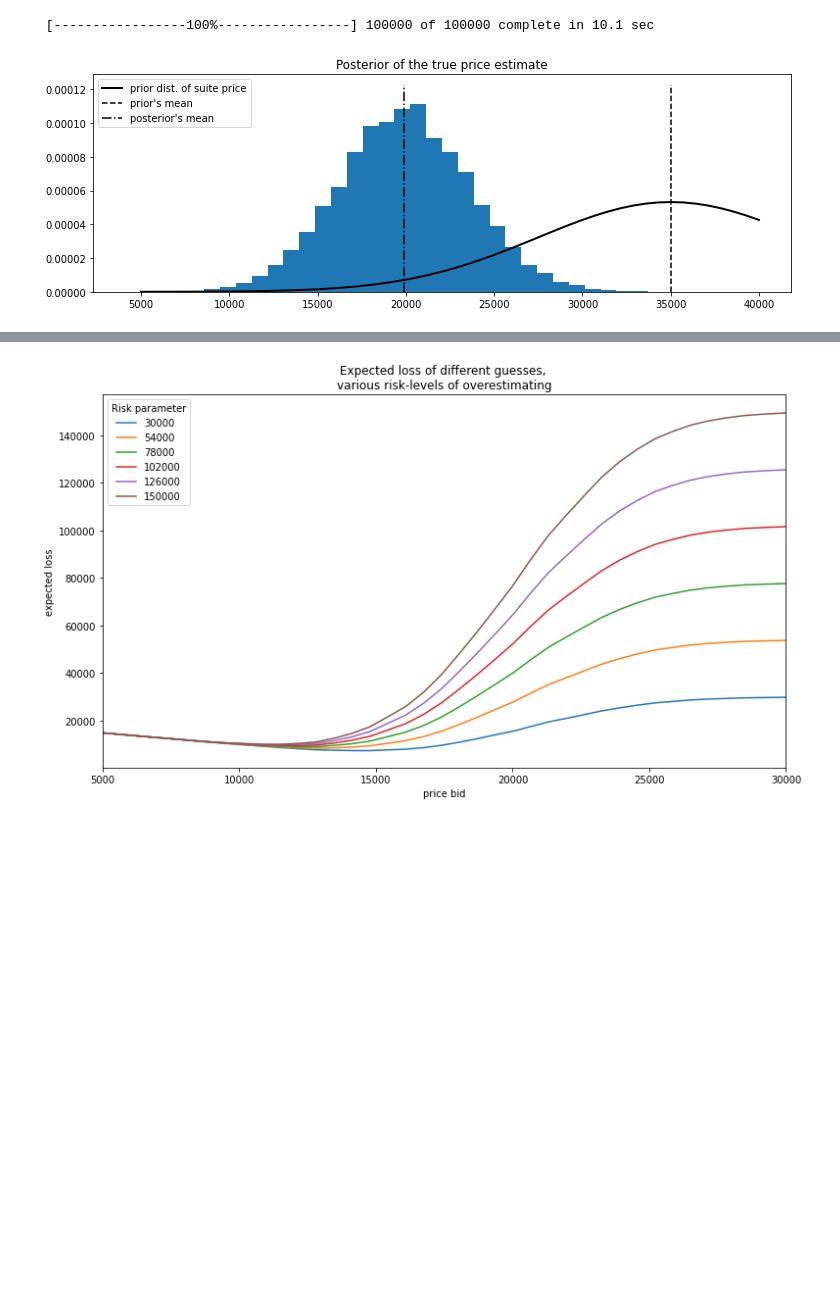
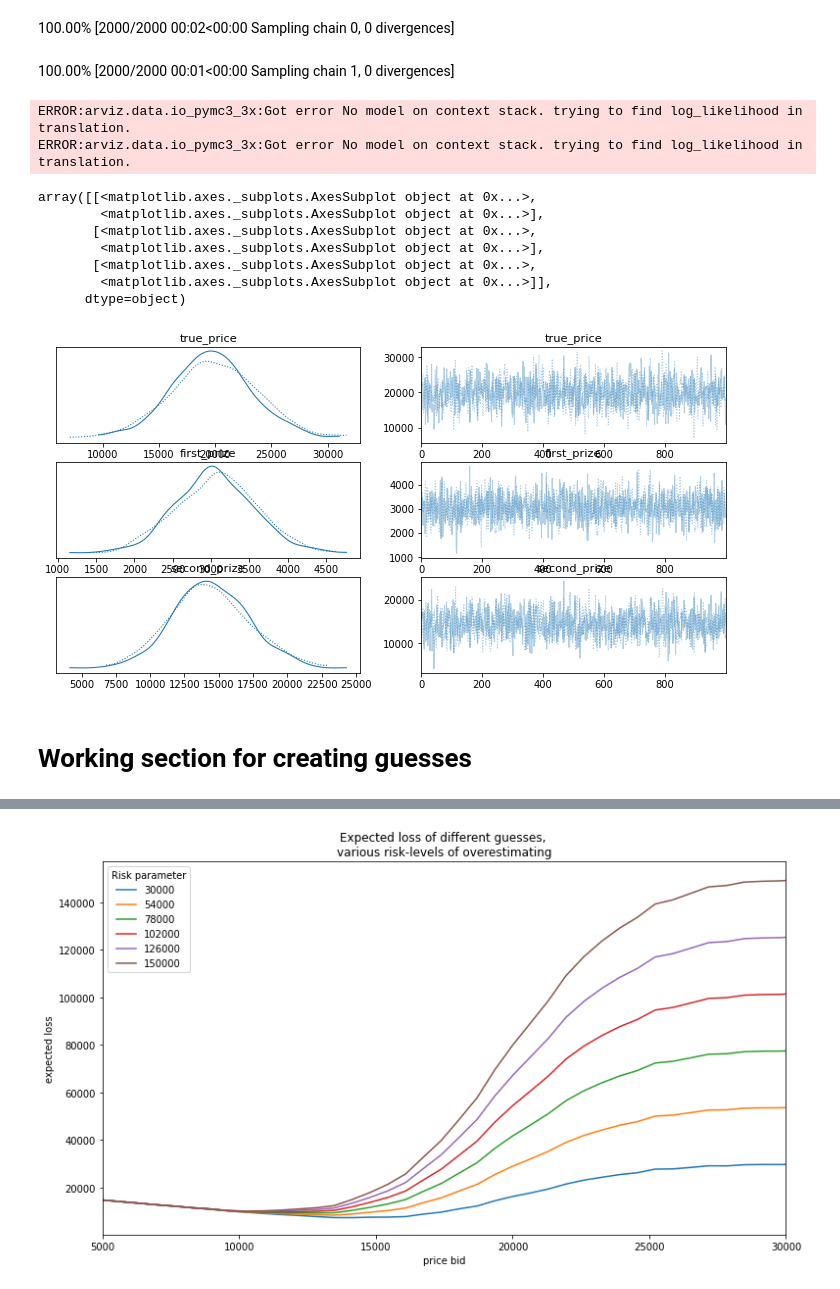
Before and after one commit to 2SUBDA/Block3_Run, a Jupyter notebook: Week7a_Bayes_PYMC.ipynb, the cells around one changed output, grey strips where cells are left out. Cells and saved outputs as stored; diff of their text form; code cells hidden in the pictures; blank space fills up the shorter version.

```diff
--- a/Week7a_Bayes_PYMC.ipynb
+++ b/Week7a_Bayes_PYMC.ipynb
@@ -70,44 +72,37 @@ plt.legend([p3], [sp3.get_label()]);
 # %%
-data_mu = [3e3, 12e3]
+# THIS BLOCK ESTABLISHES MODEL
+# NOTE - ON ERRORS - CHECK VERSION OF PYMC
 
-data_std = [5e2, 3e3]
+with pm.Model() as model:
+  true_price = pm.Normal("true_price", mu=mu_prior, sigma=std_prior)
+  prize_1 = pm.Normal("first_prize", mu=data_mu[0], sigma=data_std[0])
+  prize_2 = pm.Normal("second_prize", mu=data_mu[1], sigma=data_std[1])
 
-mu_prior = 35e3
-std_prior = 75e2
+  price_estimate = prize_1 + prize_2
 
-true_price = pm.Normal("true_price", mu_prior, 1.0 / std_prior ** 2)
+  logp = pm.Normal.dist(mu=price_estimate, sigma=(3e3)).logp(true_price)
+  error = pm.Potential("error", logp)
 
+  trace = pm.sample()
 
-prize_1 = pm.Normal("first_prize", data_mu[0], 1.0 / data_std[0] ** 2)
-prize_2 = pm.Normal("second_prize", data_mu[1], 1.0 / data_std[1] ** 2)
-price_estimate = prize_1 + prize_2
-
-
-@pm.potential
-def error(true_price=true_price, price_estimate=price_estimate):
-        return pm.normal_like(true_price, price_estimate, 1 / (3e3) ** 2)
-
-
-mcmc = pm.MCMC([true_price, prize_1, prize_2, price_estimate, error])
-mcmc.sample(100000, 10000)
-
-price_trace = mcmc.trace("true_price")[:]
+price_trace = trace["true_price"]
 # %% [output]
- [-----------------100%-----------------] 100000 of 100000 complete in 10.1 sec
+100.00% [2000/2000 00:02<00:00 Sampling chain 0, 0 divergences]
+100.00% [2000/2000 00:01<00:00 Sampling chain 1, 0 divergences]
-# %%
-figsize(12.5, 4)
-
-
-x = np.linspace(5000, 40000)
-plt.plot(x, stats.norm.pdf(x, 35000, 7500), c="k", lw=2,
-         label="prior dist. of suite price")
-
-_hist = plt.hist(price_trace, bins=35, density=True, histtype="stepfilled")
-plt.title("Posterior of the true price estimate")
-plt.vlines(mu_prior, 0, 1.1 * np.max(_hist[0]), label="prior's mean",
-           linestyles="--")
-plt.vlines(price_trace.mean(), 0, 1.1 * np.max(_hist[0]),
-           label="posterior's mean", linestyles="-.")
-plt.legend(loc="upper left");
-# %% [output]
-[figure, removed]
+# %%
+  import arviz as az
+
+  az.plot_trace(trace)
+# %% [output]
+ERROR:arviz.data.io_pymc3_3x:Got error No model on context stack. trying to find log_likelihood in translation.
+ERROR:arviz.data.io_pymc3_3x:Got error No model on context stack. trying to find log_likelihood in translation.
+array([[<matplotlib.axes._subplots.AxesSubplot object at 0x...>,
+        <matplotlib.axes._subplots.AxesSubplot object at 0x...>],
+       [<matplotlib.axes._subplots.AxesSubplot object at 0x...>,
+        <matplotlib.axes._subplots.AxesSubplot object at 0x...>],
+       [<matplotlib.axes._subplots.AxesSubplot object at 0x...>,
+        <matplotlib.axes._subplots.AxesSubplot object at 0x...>]],
+      dtype=object)
+[figure, added]
+# %% [markdown]
+# Working section for creating guesses
```
Also changed, not shown: parts of 11 cells of this notebook.
